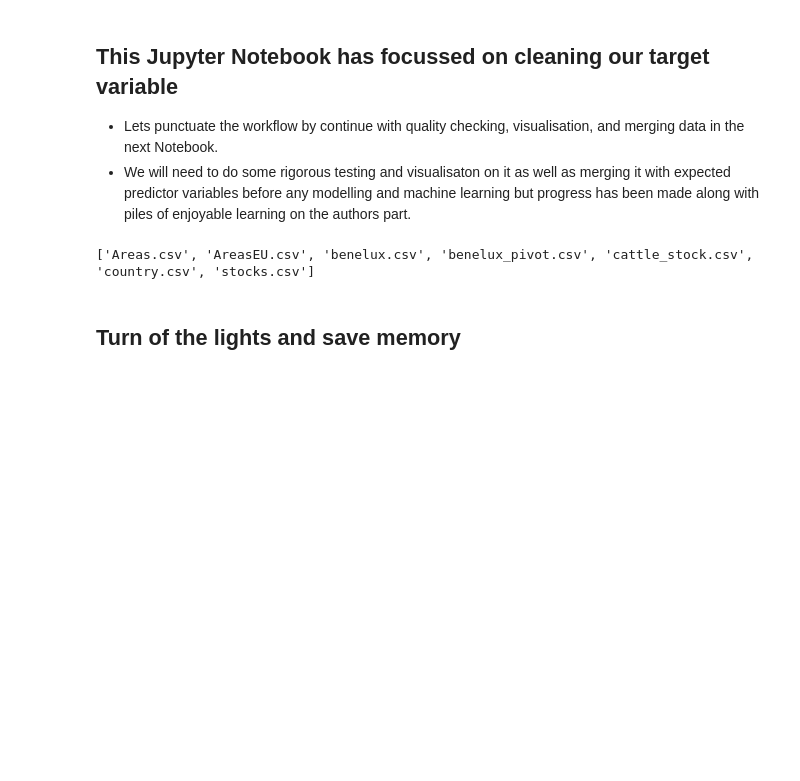
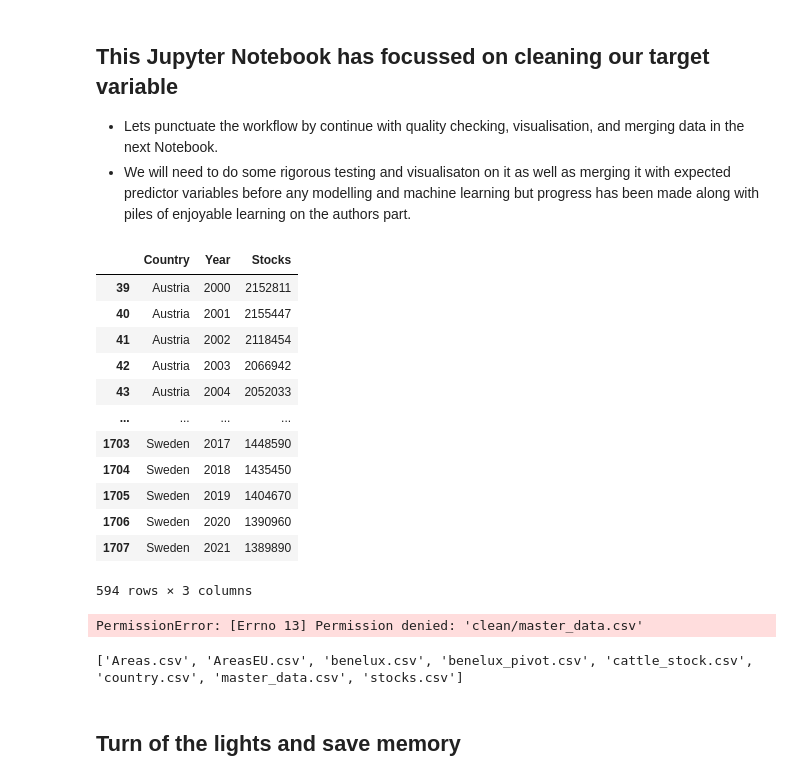
Before and after one commit to ronandownes/beef, a Jupyter notebook: 01_eda_beef.ipynb, the cells around one changed output. Drawn from its saved outputs; the diff is of its cells as text; code cells hidden in the pictures; blank space fills up the shorter version.

```diff
--- a/01_eda_beef.ipynb
+++ b/01_eda_beef.ipynb
@@ -462,11 +458,30 @@ df['Stocks'] = df['Stocks'].astype(int) # Naive reason: Integers are for countin
 ## This Jupyter Notebook has focussed on cleaning our target variable
 - Lets punctuate the workflow by  continue with quality checking, visualisation, and merging data in the next Notebook.
 - We will need to do some rigorous testing and visualisaton on it as well as merging it with expected predictor variables before any modelling and machine learning but progress has been made along with piles of enjoyable learning on the authors part.
+# %%
+df
+# %% [output]
+|  | Country | Year | Stocks |
+| 39 | Austria | 2000 | 2152811 |
+| 40 | Austria | 2001 | 2155447 |
+| 41 | Austria | 2002 | 2118454 |
+| 42 | Austria | 2003 | 2066942 |
+| 43 | Austria | 2004 | 2052033 |
+| ... | ... | ... | ... |
+| 1703 | Sweden | 2017 | 1448590 |
+| 1704 | Sweden | 2018 | 1435450 |
+| 1705 | Sweden | 2019 | 1404670 |
+| 1706 | Sweden | 2020 | 1390960 |
+| 1707 | Sweden | 2021 | 1389890 |
+594 rows × 3 columns
 # %%
-df.to_csv('clean/stocks.csv', index=False, mode='a', header=False) # Stash it away
-print(os.listdir('clean')) # make sure
+df.to_csv('clean/master_data.csv', index=False) # Stash it away
 # %% [output]
-['Areas.csv', 'AreasEU.csv', 'benelux.csv', 'benelux_pivot.csv', 'cattle_stock.csv', 'country.csv', 'stocks.csv']
+PermissionError: [Errno 13] Permission denied: 'clean/master_data.csv'
+# %%
+print(os.listdir('clean')) # make sure
+# %% [output]
+['Areas.csv', 'AreasEU.csv', 'benelux.csv', 'benelux_pivot.csv', 'cattle_stock.csv', 'country.csv', 'master_data.csv', 'stocks.csv']
 # %% [markdown]
 ## Turn of the lights and save memory
 # %%
```
Also changed, not shown: parts of 13 cells of this notebook, 1 other file.
